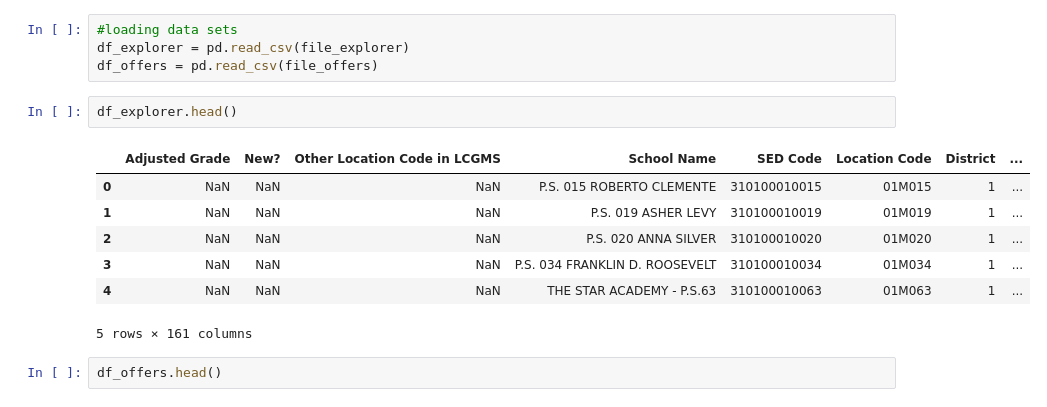
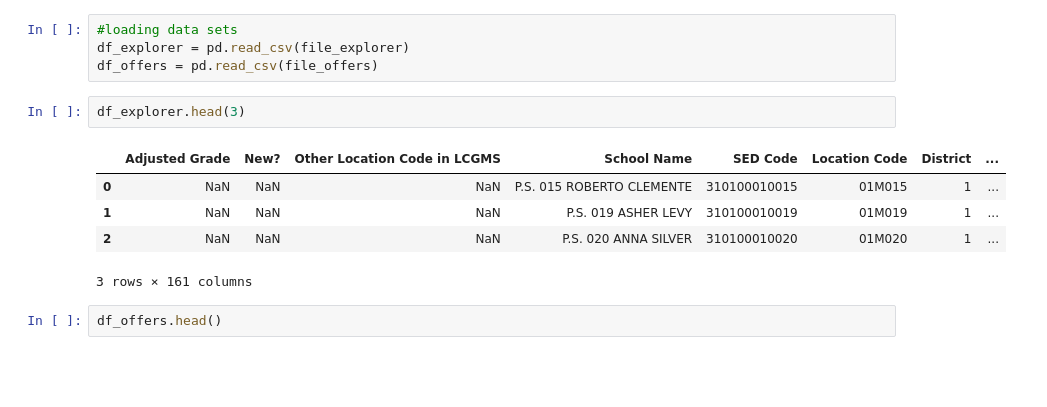
Before and after one commit to dj-m/CapstoneTwo, a Jupyter notebook: notebooks/CapstoneTwo_PredictingHighSchoolAdmissionsOffers.ipynb, the cells around one changed output. Saved outputs shown, nothing was run; the diff lists cells and outputs as text; blank space fills up the shorter version.

```diff
--- a/notebooks/CapstoneTwo_PredictingHighSchoolAdmissionsOffers.ipynb
+++ b/notebooks/CapstoneTwo_PredictingHighSchoolAdmissionsOffers.ipynb
@@ -43,15 +44,13 @@ urllib.request.urlretrieve(url, file_offers)
 df_explorer = pd.read_csv(file_explorer)
 df_offers = pd.read_csv(file_offers)
 # %%
-df_explorer.head()
+df_explorer.head(3)
 # %% [output]
 |  | Adjusted Grade | New? | Other Location Code in LCGMS | School Name | SED Code | Location Code | District | ... |
 | 0 | NaN | NaN | NaN | P.S. 015 ROBERTO CLEMENTE | 310100010015 | 01M015 | 1 | ... |
 | 1 | NaN | NaN | NaN | P.S. 019 ASHER LEVY | 310100010019 | 01M019 | 1 | ... |
 | 2 | NaN | NaN | NaN | P.S. 020 ANNA SILVER | 310100010020 | 01M020 | 1 | ... |
-| 3 | NaN | NaN | NaN | P.S. 034 FRANKLIN D. ROOSEVELT | 310100010034 | 01M034 | 1 | ... |
-| 4 | NaN | NaN | NaN | THE STAR ACADEMY - P.S.63 | 310100010063 | 01M063 | 1 | ... |
-5 rows × 161 columns
+3 rows × 161 columns
 # %%
 df_offers.head()
 # %% [output]
```
Also changed, not shown: parts of 1 cell of this notebook.
